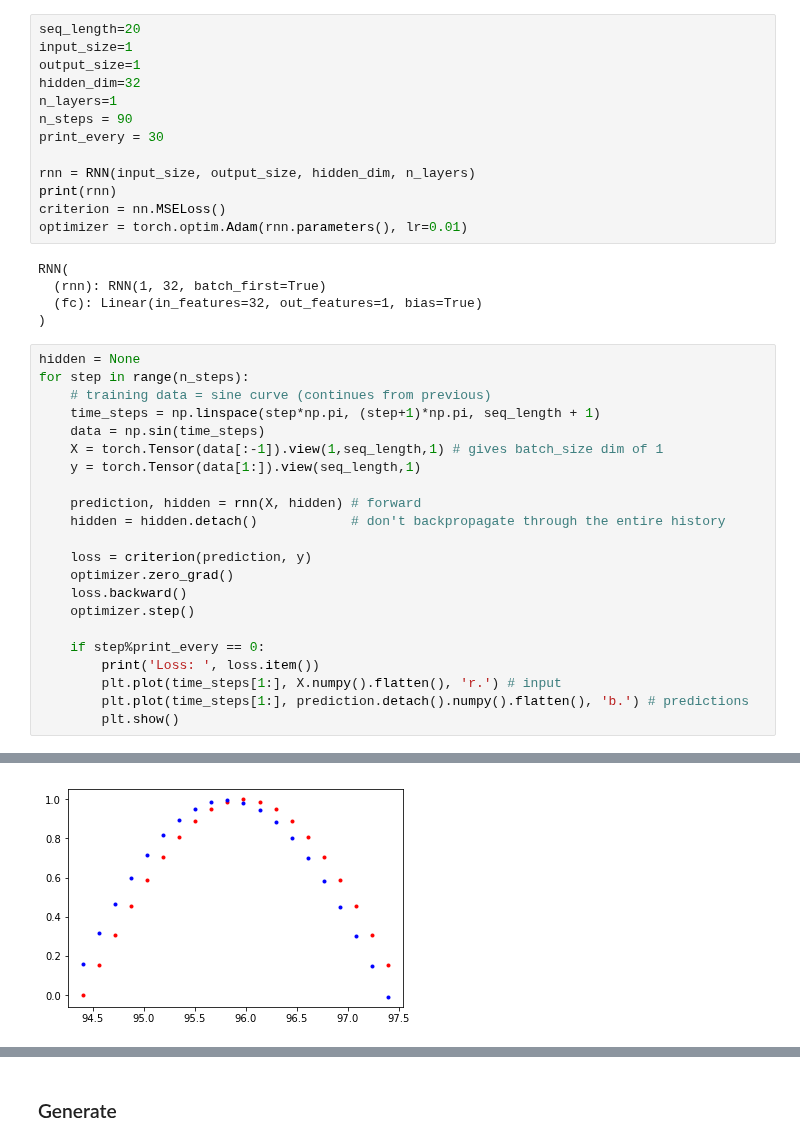
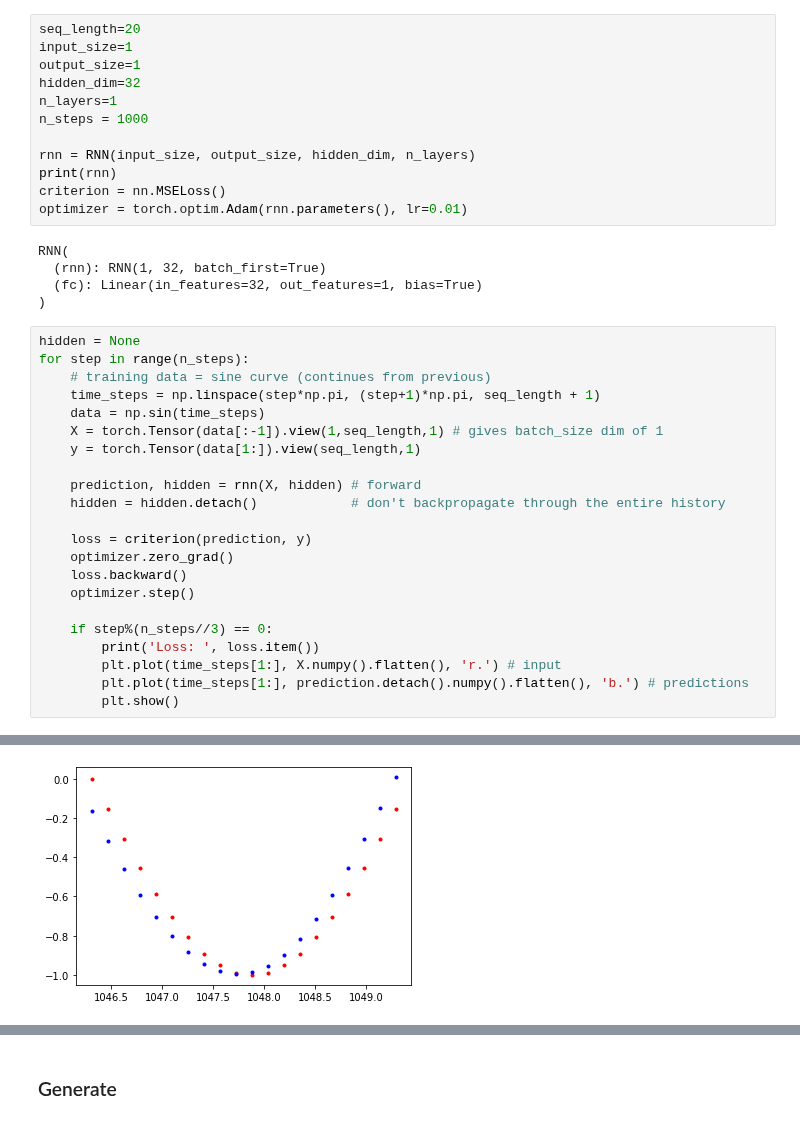
Before and after one commit to hoihui/nlp, a Jupyter notebook: SequenceToNumbers.ipynb, the cells around one changed output, grey strips where cells are left out. Cells and saved outputs as stored; diff of their text form.

```diff
--- a/SequenceToNumbers.ipynb
+++ b/SequenceToNumbers.ipynb
@@ -85,8 +85,7 @@ input_size=1
 output_size=1
 hidden_dim=32
 n_layers=1
-n_steps = 90
-print_every = 30
+n_steps = 1000
 
 rnn = RNN(input_size, output_size, hidden_dim, n_layers)
 print(rnn)
@@ -114,7 +113,7 @@ for step in range(n_steps):
     loss.backward()
     optimizer.step()
 
-    if step%print_every == 0:
+    if step%(n_steps//3) == 0:
         print('Loss: ', loss.item())
         plt.plot(time_steps[1:], X.numpy().flatten(), 'r.') # input
         plt.plot(time_steps[1:], prediction.detach().numpy().flatten(), 'b.') # predictions
@@ -126 +125 @@ Loss:  4.2462361307116225e-05
-[figure, old version]
+[figure, new version]
```
Also changed, not shown: parts of 3 cells of this notebook, 3 other files.
